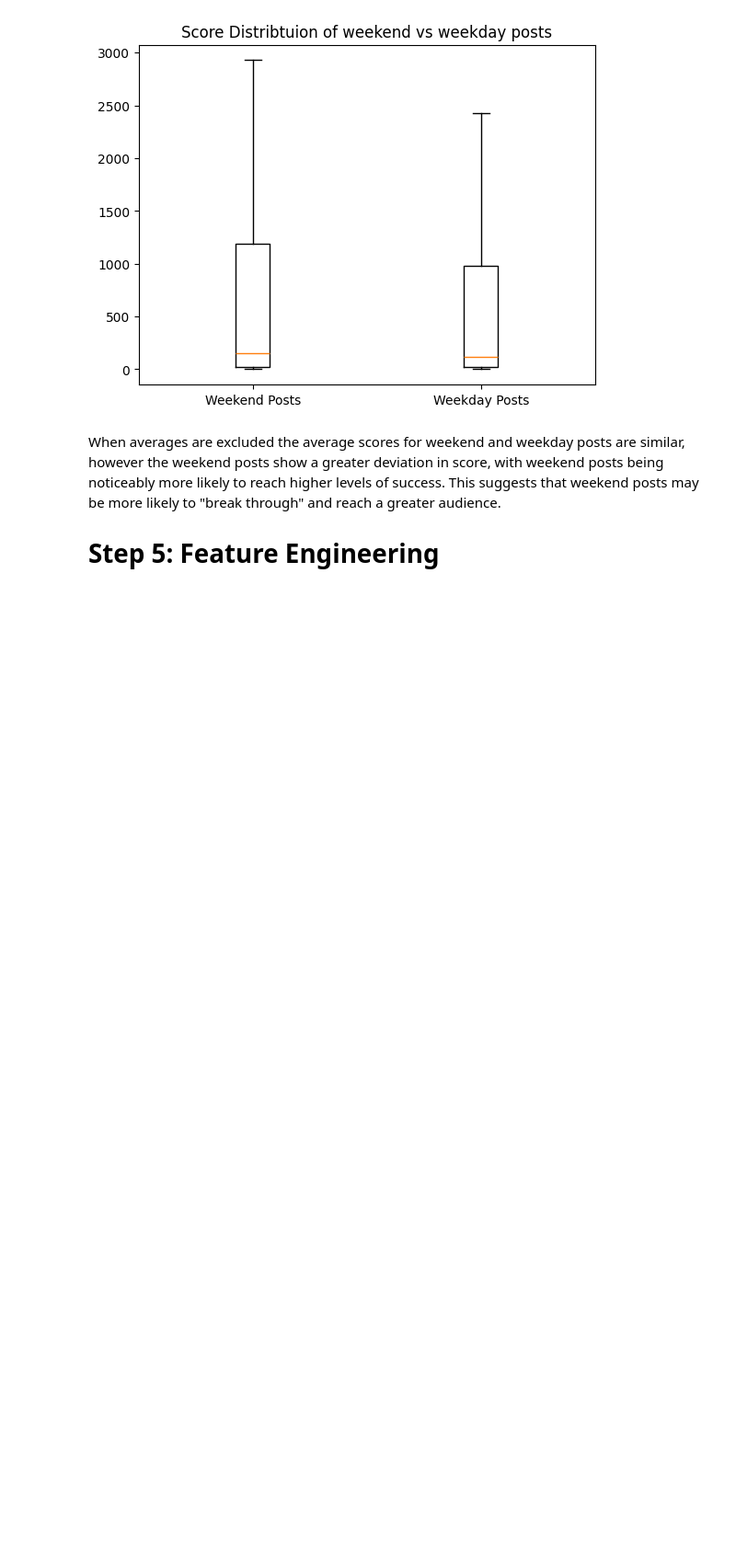
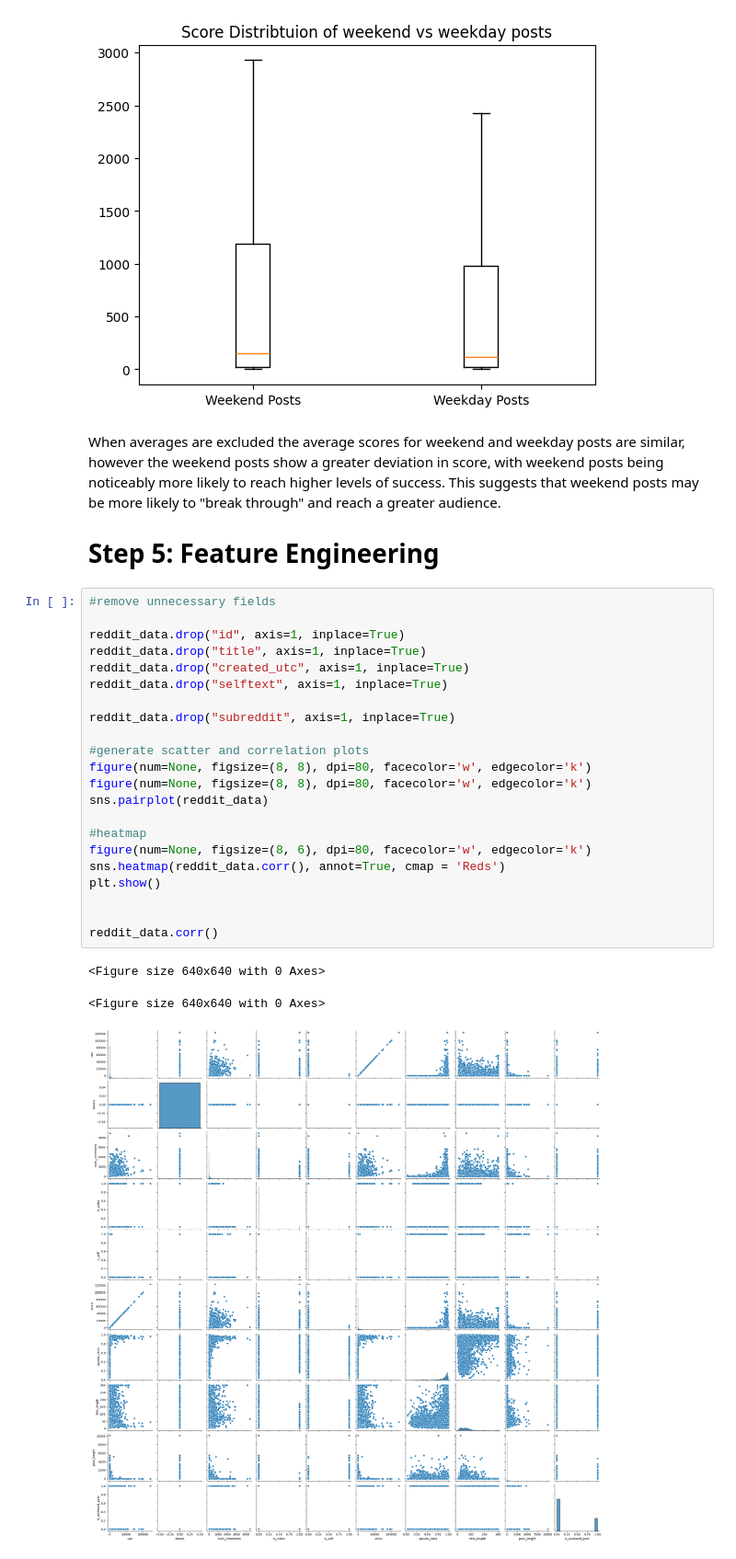
Before and after one commit to chealy90/data-science-ca2, a Jupyter notebook: DataAnalysis.ipynb, the cells around one changed output. Shown at 92% size. Cells and saved outputs as stored; diff of their text form; blank space fills up the shorter version.

```diff
--- a/DataAnalysis.ipynb
+++ b/DataAnalysis.ipynb
@@ -306,3 +299,29 @@ Text(0.5, 1.0, 'Score Distribtuion of weekend vs weekday posts')
 When averages are excluded the average scores for weekend and weekday posts are similar, however the weekend posts show a greater deviation in score, with weekend posts being noticeably more likely to reach higher levels of success. This suggests that weekend posts may be more likely to "break through" and reach a greater audience.
 
 # Step 5: Feature Engineering
+# %%
+#remove unnecessary fields
+
+reddit_data.drop("id", axis=1, inplace=True)
+reddit_data.drop("title", axis=1, inplace=True)
+reddit_data.drop("created_utc", axis=1, inplace=True)
+reddit_data.drop("selftext", axis=1, inplace=True)
+
+reddit_data.drop("subreddit", axis=1, inplace=True)
+
+#generate scatter and correlation plots
+figure(num=None, figsize=(8, 8), dpi=80, facecolor='w', edgecolor='k')
+figure(num=None, figsize=(8, 8), dpi=80, facecolor='w', edgecolor='k')
+sns.pairplot(reddit_data)
+
+#heatmap
+figure(num=None, figsize=(8, 6), dpi=80, facecolor='w', edgecolor='k')
+sns.heatmap(reddit_data.corr(), annot=True, cmap = 'Reds')
+plt.show()
+
+
+reddit_data.corr()
+# %% [output]
+<Figure size 640x640 with 0 Axes>
+<Figure size 640x640 with 0 Axes>
+[figure, added]
```
Also changed, not shown: parts of 6 cells of this notebook.
